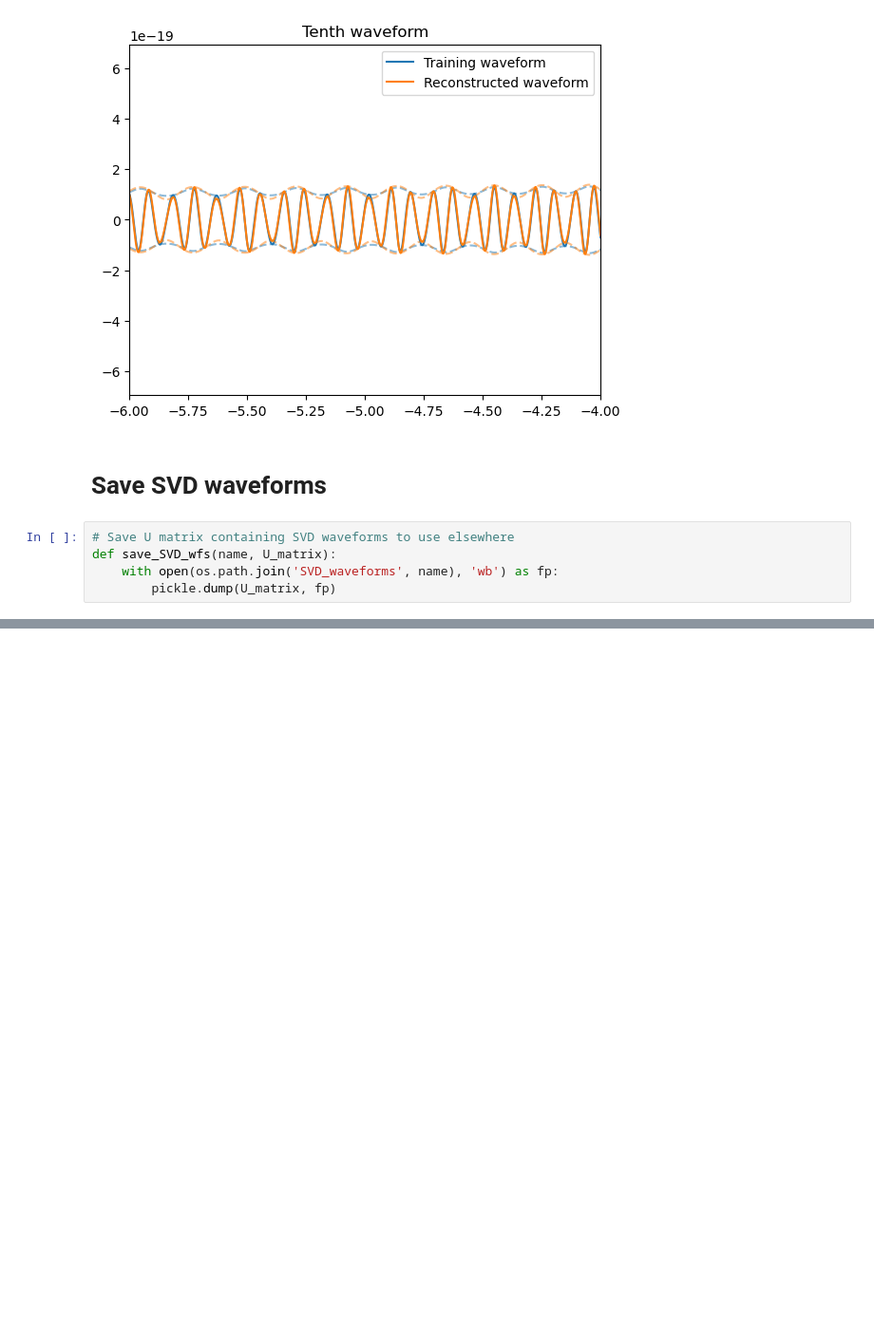
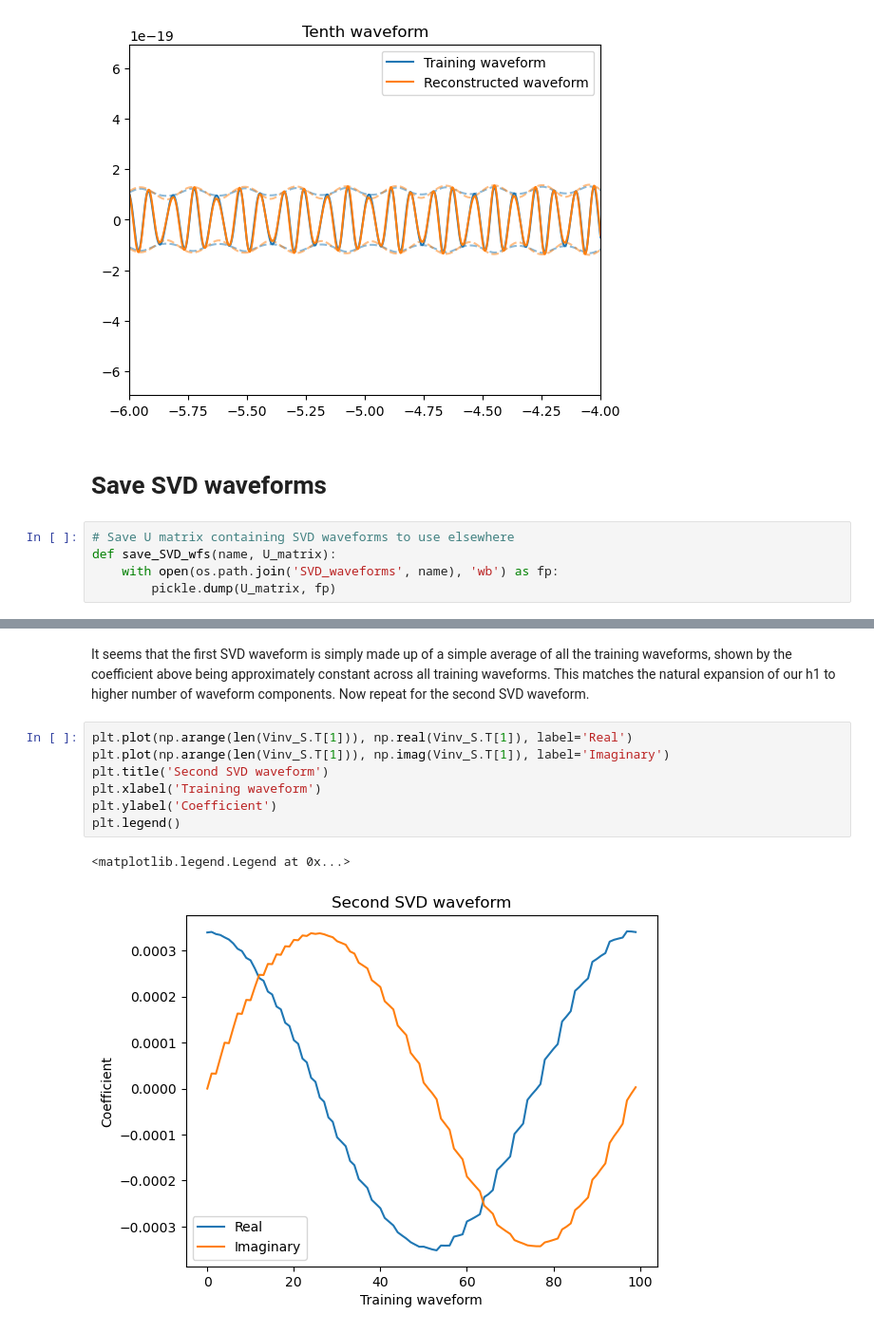
Before and after one commit to BenGPatterson/EccentricBinaries, a Jupyter notebook: notebooks/principal_component_analysis.ipynb, the cells around one changed output, grey strips where cells are left out. Shown at 95% size. Drawn from its saved outputs; the diff is of its cells as text; blank space fills up the shorter version.

```diff
--- a/notebooks/principal_component_analysis.ipynb
+++ b/notebooks/principal_component_analysis.ipynb
@@ -394,0 +443,12 @@ save_SVD_wfs('U_matrix_2svd_100t.pkl', [U.T[0], U.T[1]])
+# %% [markdown]
+It seems that the first SVD waveform is simply made up of a simple average of all the training waveforms, shown by the coefficient above being approximately constant across all training waveforms. This matches the natural expansion of our h1 to higher number of waveform components. Now repeat for the second SVD waveform.
+# %%
+plt.plot(np.arange(len(Vinv_S.T[1])), np.real(Vinv_S.T[1]), label='Real')
+plt.plot(np.arange(len(Vinv_S.T[1])), np.imag(Vinv_S.T[1]), label='Imaginary')
+plt.title('Second SVD waveform')
+plt.xlabel('Training waveform')
+plt.ylabel('Coefficient')
+plt.legend()
+# %% [output]
+<matplotlib.legend.Legend at 0x...>
+[figure, added]
```
Also changed, not shown: parts of 51 cells of this notebook, 3 other files.
